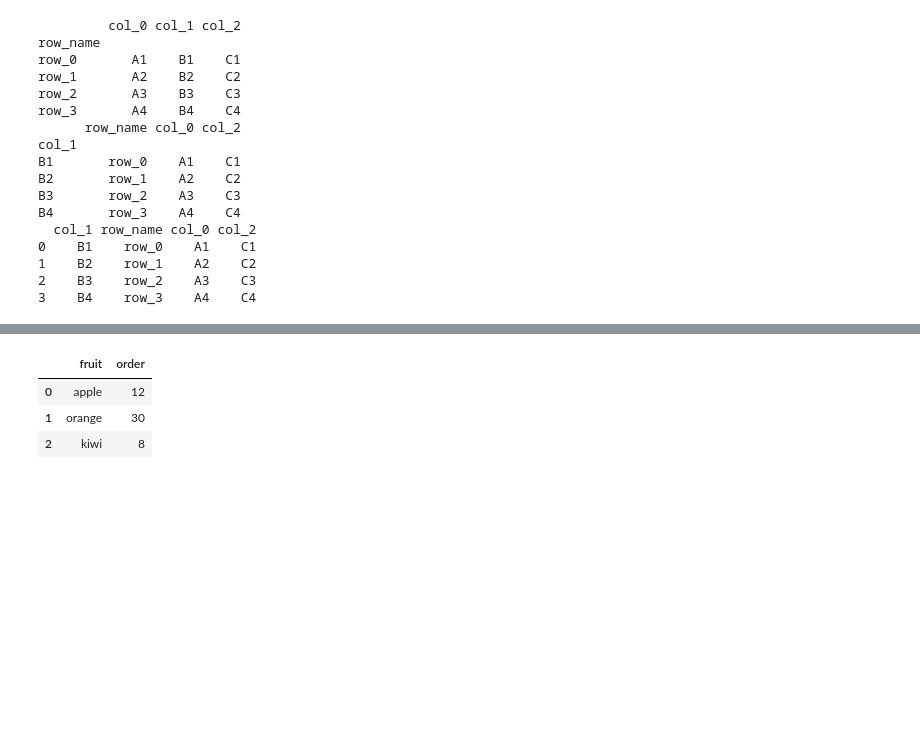
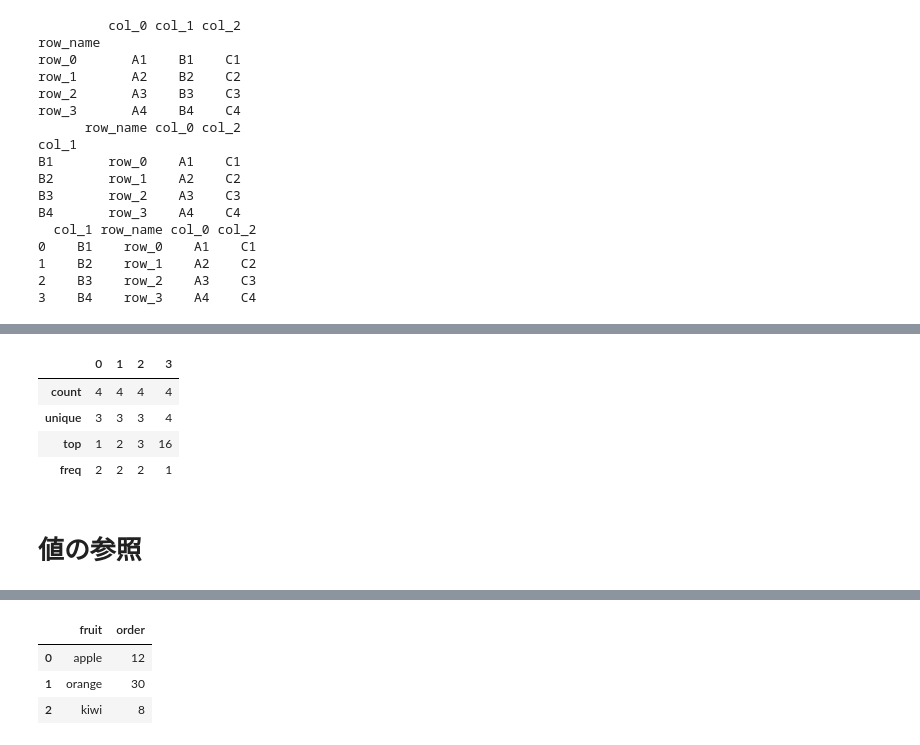
Before and after one commit to ftakao2007/python, a Jupyter notebook: jupyter_notebook/pandas/base_pandas.ipynb, the cells around one changed output, grey strips where cells are left out. Saved outputs shown, nothing was run; the diff lists cells and outputs as text; code cells hidden in the pictures; blank space fills up the shorter version.

```diff
--- a/jupyter_notebook/pandas/base_pandas.ipynb
+++ b/jupyter_notebook/pandas/base_pandas.ipynb
@@ -332,0 +452,11 @@ B4       row_3    A4    C4
+# %%
+df = pd.DataFrame([['1', '2', '3', '4'], ['1', '2', '3', '8'], ['9', '10', '11', '12'], ['13', '14', '15', '16']])
+df.describe()
+# %% [output]
+|  | 0 | 1 | 2 | 3 |
+| count | 4 | 4 | 4 | 4 |
+| unique | 3 | 3 | 3 | 4 |
+| top | 1 | 2 | 3 | 16 |
+| freq | 2 | 2 | 2 | 1 |
+# %% [markdown]
+# 値の参照
```
Also changed, not shown: parts of 15 cells of this notebook.
